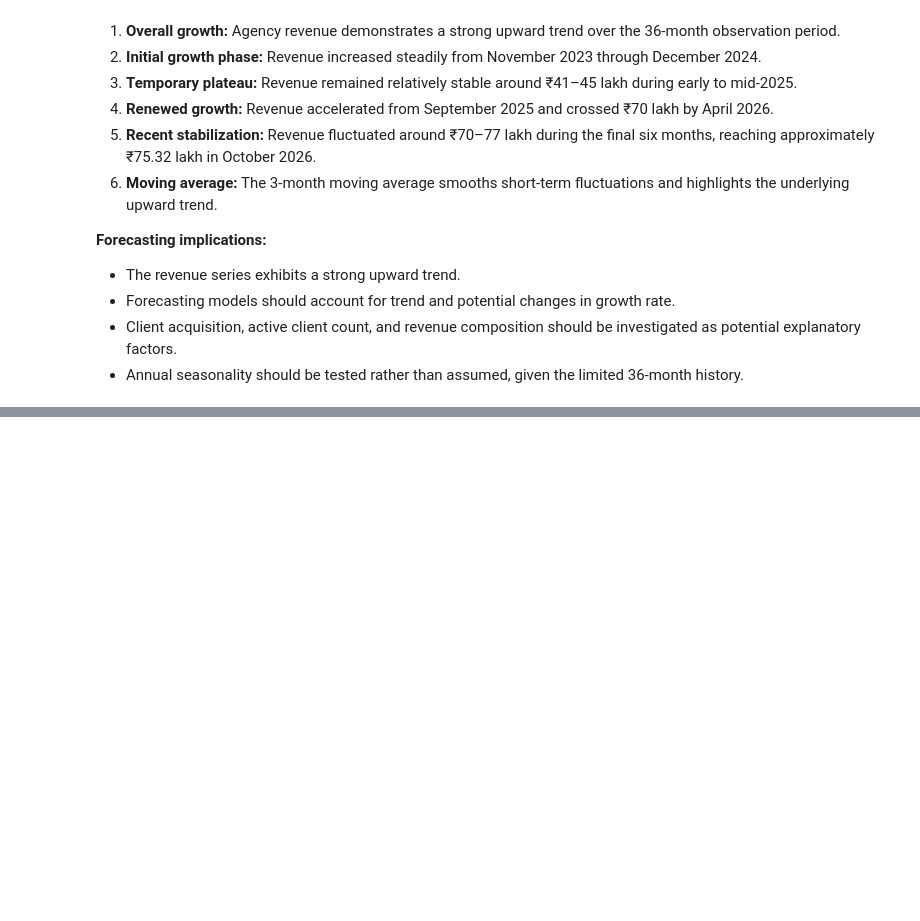
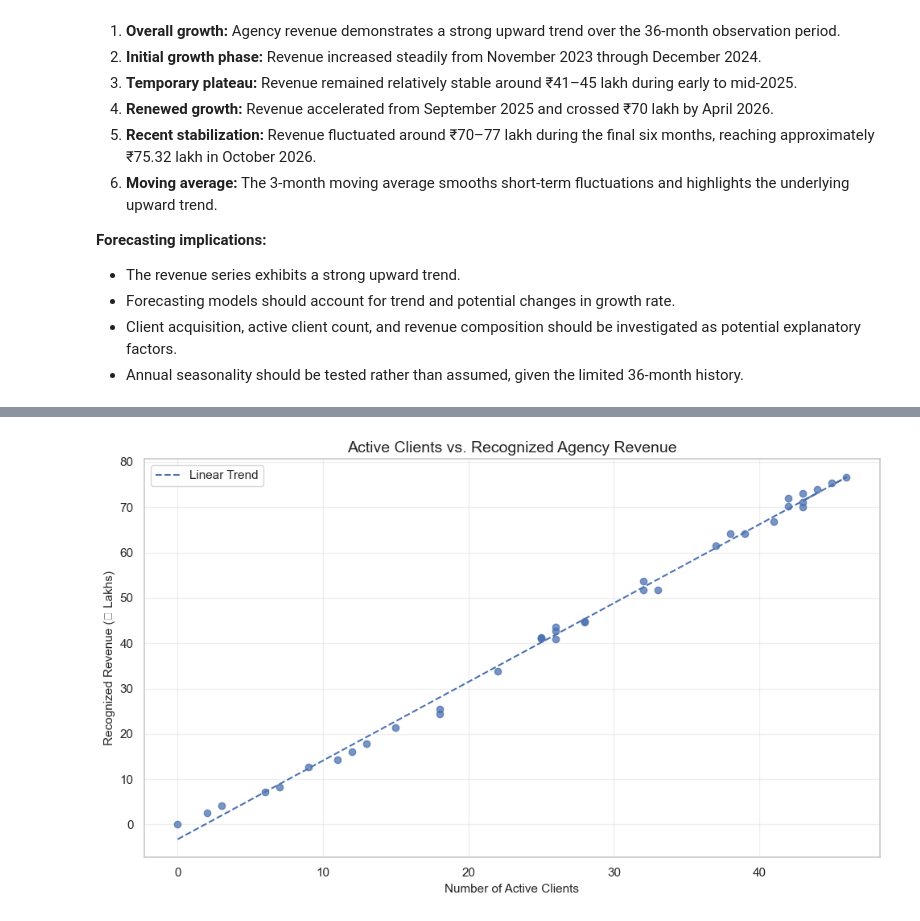
Before and after one commit to NithyaShenbagaraj/data-science-ai-portfolio, a Jupyter notebook: 02-deep-learning/agency-revenue-intelligence/notebooks/01_agency_revenue_eda.ipynb, the cells around one changed output, grey strips where cells are left out. Drawn from its saved outputs; the diff is of its cells as text; code cells hidden in the pictures; blank space fills up the shorter version.

Commit message:
feat: complete agency revenue exploratory data analysis

```diff
--- a/02-deep-learning/agency-revenue-intelligence/notebooks/01_agency_revenue_eda.ipynb
+++ b/02-deep-learning/agency-revenue-intelligence/notebooks/01_agency_revenue_eda.ipynb
@@ -396,0 +662,35 @@ Total months: 36
+# %%
+# ============================================================
+# 8. ACTIVE CLIENTS VS RECOGNIZED REVENUE
+# ============================================================
+
+plt.figure(figsize=(10, 6))
+
+plt.scatter(
+    agency_df["active_clients"],
+    agency_df["recognized_agency_revenue"] / 100000,
+    alpha=0.75
+)
+
+# Add a linear trend line
+x = agency_df["active_clients"]
+y = agency_df["recognized_agency_revenue"] / 100000
+
+slope, intercept = np.polyfit(x, y, 1)
+
+plt.plot(
+    x,
+    slope * x + intercept,
+    linestyle="--",
+    label="Linear Trend"
+)
+
+plt.title("Active Clients vs. Recognized Agency Revenue")
+plt.xlabel("Number of Active Clients")
+plt.ylabel("Recognized Revenue (₹ Lakhs)")
+plt.legend()
+plt.grid(alpha=0.3)
+plt.tight_layout()
+plt.show()
+# %% [output]
+[figure, added]
```
Also changed, not shown: parts of 22 cells of this notebook.
